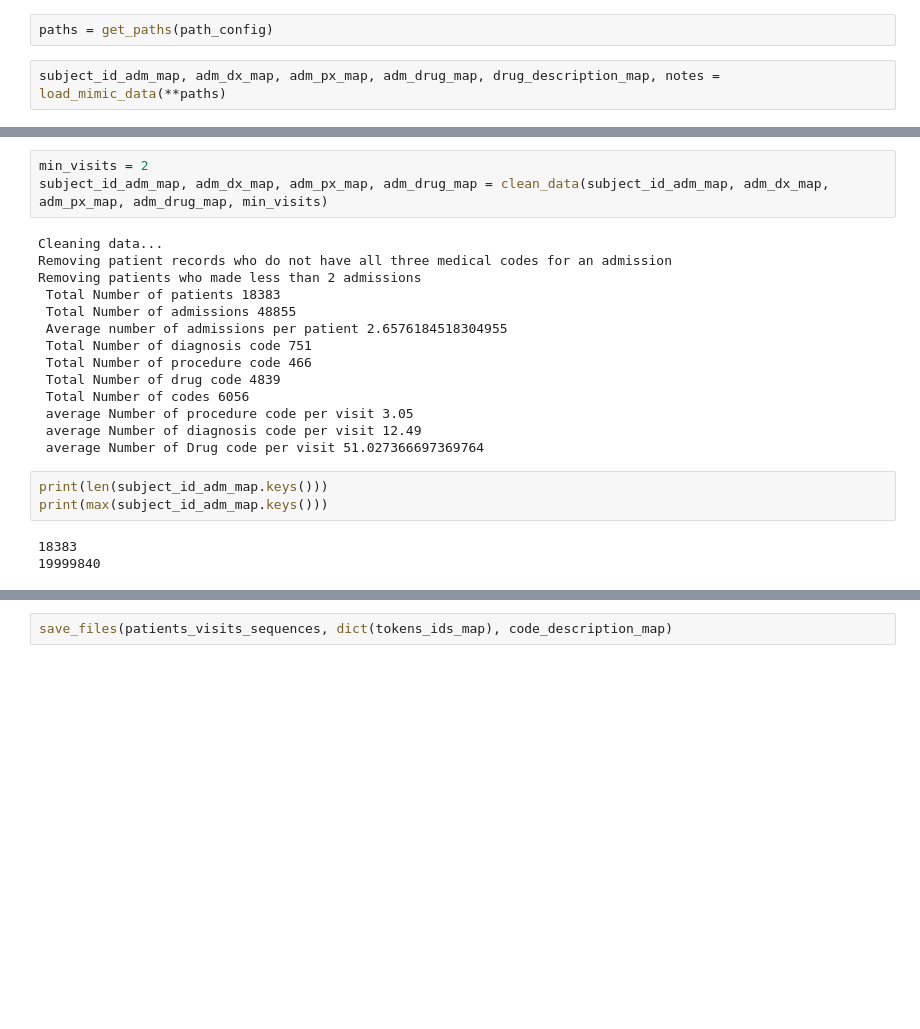
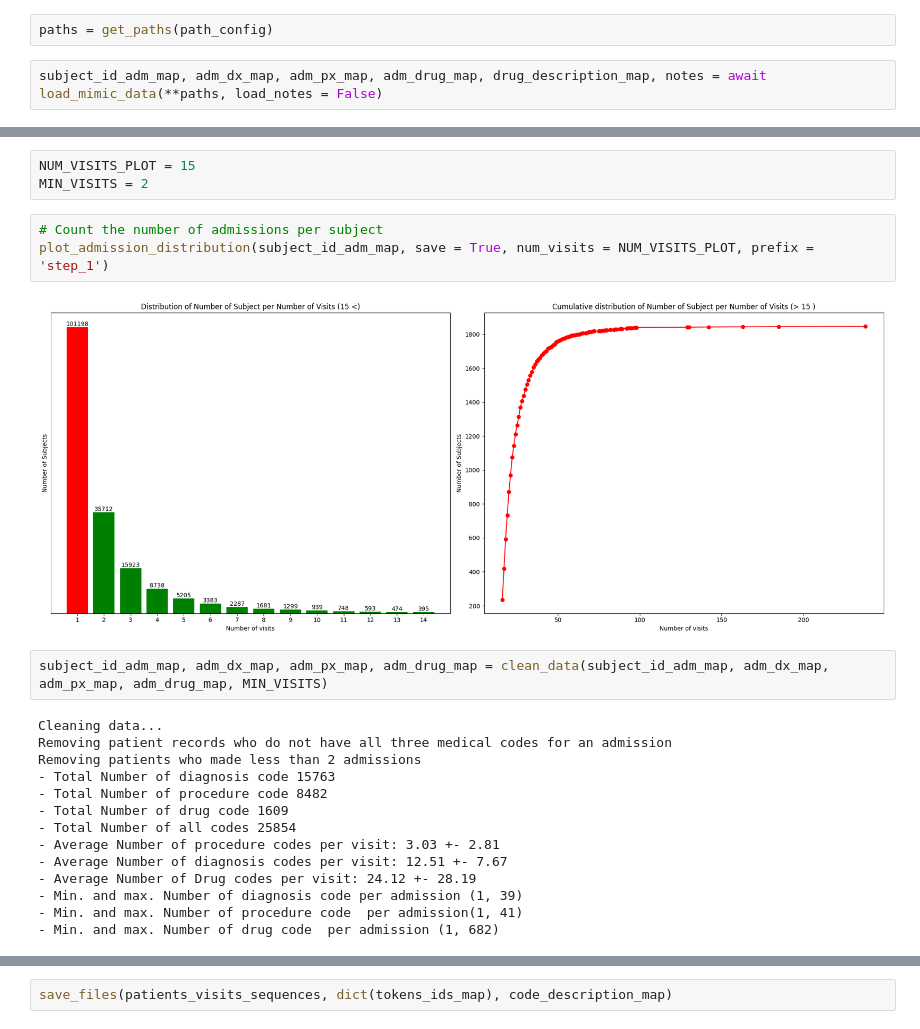
Before and after one commit to MostHumble/PatientTrajectoryForecasting, a Jupyter notebook: notebooks/prepare_data.ipynb, the cells around one changed output, grey strips where cells are left out. Cells and saved outputs as stored; diff of their text form; blank space fills up the shorter version.

```diff
--- a/notebooks/prepare_data.ipynb
+++ b/notebooks/prepare_data.ipynb
@@ -21,6 +30,6 @@ with open('paths.yaml', 'r') as file:
 # %%
 paths = get_paths(path_config)
 # %%
-subject_id_adm_map, adm_dx_map, adm_px_map, adm_drug_map, drug_description_map, notes = load_mimic_data(**paths)
+subject_id_adm_map, adm_dx_map, adm_px_map, adm_drug_map, drug_description_map, notes = await load_mimic_data(**paths, load_notes = False)
 # %% [output]
 Building subject_id-admission mapping, admission-date mapping
@@ -34,23 +49,24 @@ Building admission-drug mapping
+# %%
+NUM_VISITS_PLOT = 15
+MIN_VISITS = 2
+# %%
+# Count the number of admissions per subject
+plot_admission_distribution(subject_id_adm_map, save = True, num_visits = NUM_VISITS_PLOT, prefix = 'step_1')
+# %% [output]
+[figure, added]
 # %%
-min_visits = 2
-subject_id_adm_map, adm_dx_map, adm_px_map, adm_drug_map = clean_data(subject_id_adm_map, adm_dx_map, adm_px_map, adm_drug_map, min_visits)
+subject_id_adm_map, adm_dx_map, adm_px_map, adm_drug_map = clean_data(subject_id_adm_map, adm_dx_map, adm_px_map, adm_drug_map, MIN_VISITS)
 # %% [output]
 Cleaning data...
 Removing patient records who do not have all three medical codes for an admission
 Removing patients who made less than 2 admissions
- Total Number of patients 18383
- Total Number of admissions 48855
- Average number of admissions per patient 2.6576184518304955
- Total Number of diagnosis code 751
- Total Number of procedure code 466
- Total Number of drug code 4839
- Total Number of codes 6056
- average Number of procedure code per visit 3.05
- average Number of diagnosis code per visit 12.49
- average Number of Drug code per visit 51.027366697369764
+- Total Number of diagnosis code 15763
+- Total Number of procedure code 8482
+- Total Number of drug code 1609
+- Total Number of all codes 25854
+- Average Number of procedure codes per visit: 3.03 +- 2.81
+- Average Number of diagnosis codes per visit: 12.51 +- 7.67
+- Average Number of Drug codes per visit: 24.12 +- 28.19
+- Min. and max. Number of diagnosis code per admission (1, 39)
+- Min. and max. Number of procedure code  per admission(1, 41)
+- Min. and max. Number of drug code  per admission (1, 682)
-# %%
-print(len(subject_id_adm_map.keys()))
-print(max(subject_id_adm_map.keys()))
-# %% [output]
-18383
-19999840
```
Also changed, not shown: parts of 15 cells of this notebook, 1 other file.
